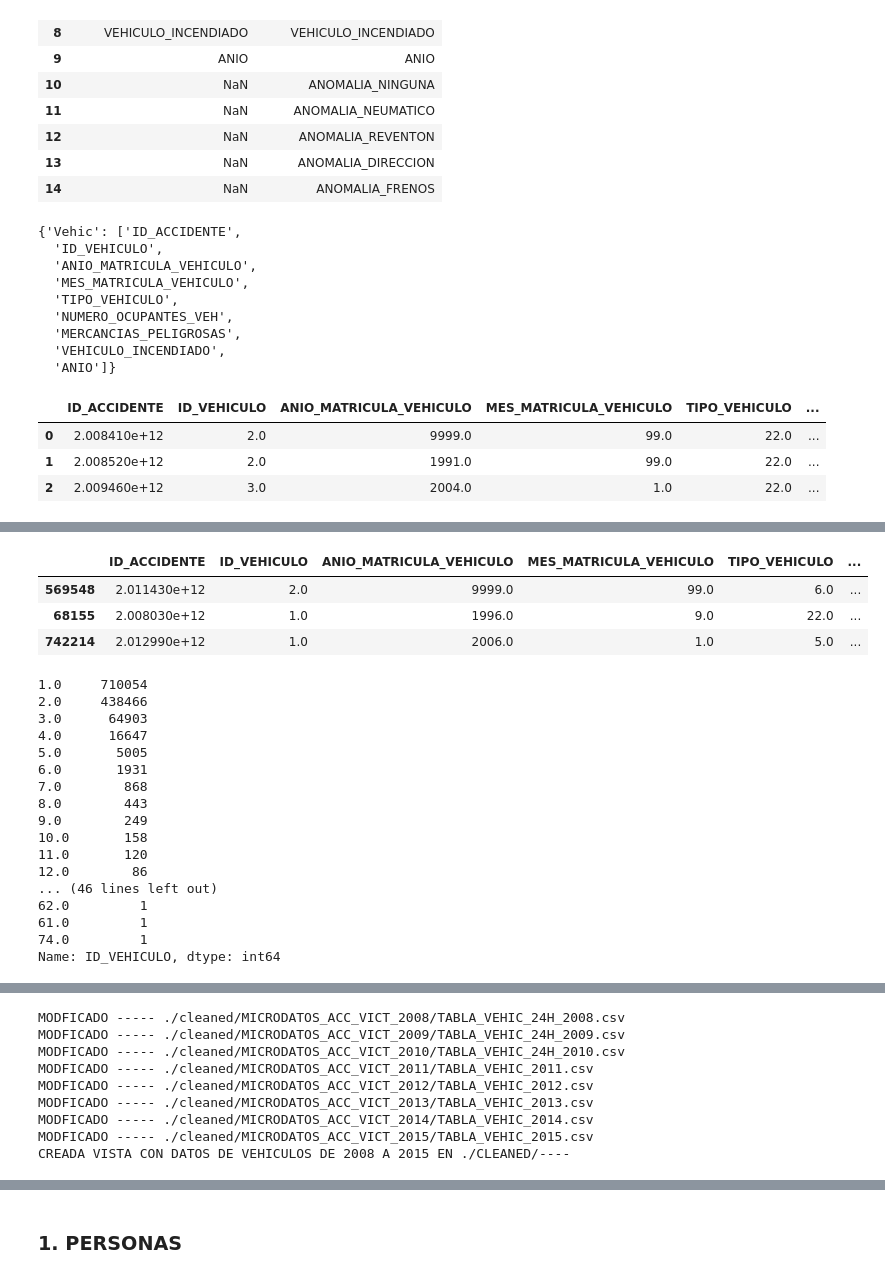
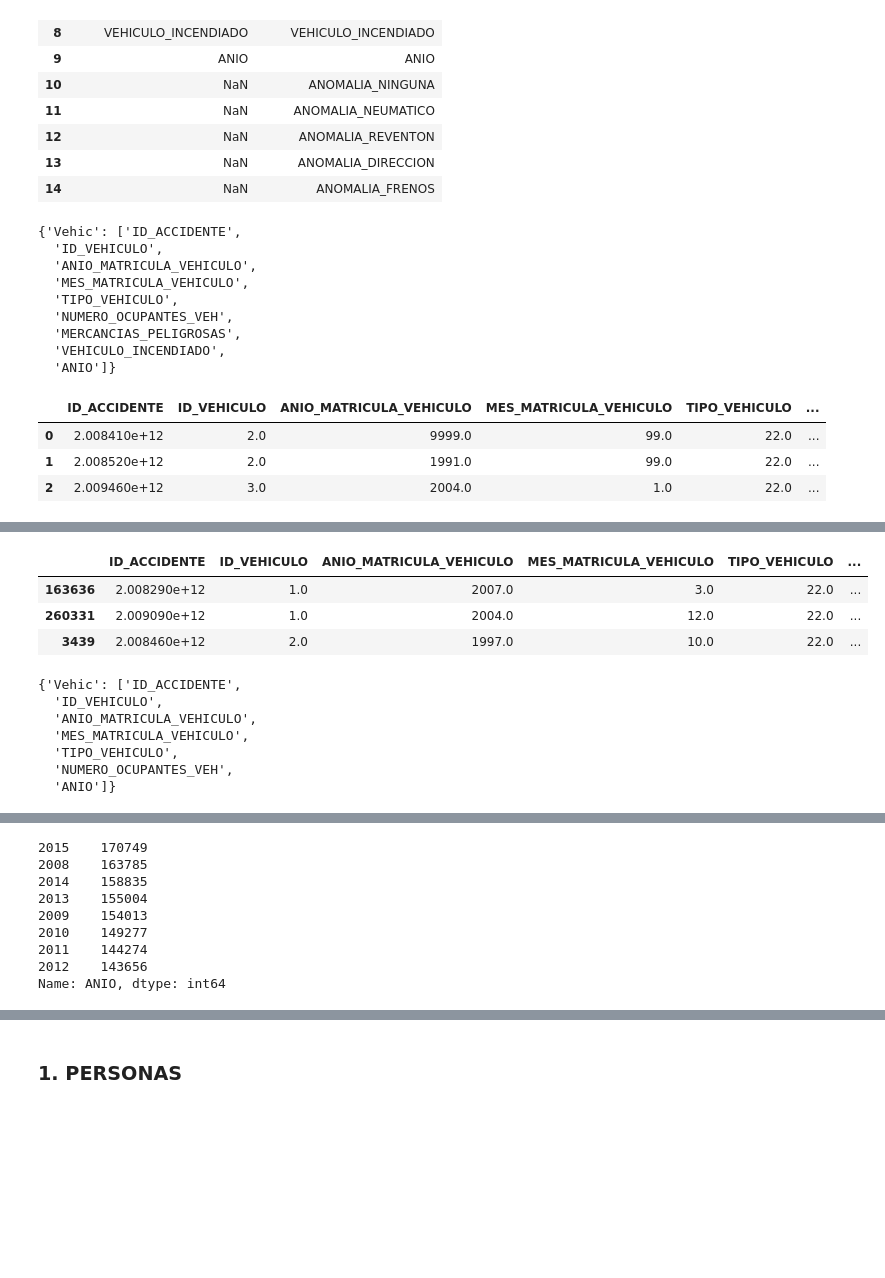
Before and after one commit to Rafaelmdcd/TFM_Kschool_Rafa_Martinez, a Jupyter notebook: TFM_DGT.ipynb, the cells around one changed output, grey strips where cells are left out. Saved outputs shown, nothing was run; the diff lists cells and outputs as text; code cells hidden in the pictures; blank space fills up the shorter version.

```diff
--- a/TFM_DGT.ipynb
+++ b/TFM_DGT.ipynb
@@ -383,71 +399,75 @@ df_all_years.sample(3)
 #De las columnas del data frame final, que contiene todos los años,
 #examino los distintos valores de las columnas, para tratar de decidir
 #que campos conservare para el analisis.
-for col in df_all_years.columns:
-    #no saco los distinos valores para los id_accidente
-    if col !='ID_ACCIDENTE':
-        df_all_years[col].value_counts(dropna=False)
+
 
 #Una vez examindas los resultado anteriores, decido descartar los siguientes campos de la vista:
 df_all_years.drop(['MERCANCIAS_PELIGROSAS','VEHICULO_INCENDIADO'], axis=1, inplace=True)
 
 #Actualizo mi diccionario con las cabeceras que utilizare en el proceso de carga
-
-
+Header_Vehic=df_all_years.columns.tolist()
+dic_all_headers={'Vehic':Header_Vehic}
+dic_all_headers
 #------------------SOBREECRITURA DE LOS DATOS APLICANDO MODIFICACIONES--------------
 #Decido eliminor las siguientes columnas, por el alto numero de registro desconocidos y
 #porque considero que no me aportan valor:
 
 #MERCANCIAS_PELIGROSAS
 #VEHICULO_INCENDIADO
+
+#Vacio el df de la vista, que contendra todos los años
+df_all_years=pd.DataFrame(index=None, columns=dic_all_headers['Vehic'])
+
 for file in dic_all_files['Vehic']:
     df_vehic=pd.read_csv(file,delimiter=';',usecols=dic_all_headers['Vehic'],encoding="ISO-8859-1")
     #relleno los nulos con 999
     df_vehic.fillna(999,inplace=True)
-    df_vehic.drop(['MERCANCIAS_PELIGROSAS','VEHICULO_INCENDIADO'],axis=1,inplace=True)
+    for col in df_vehic.columns:
+        if df_vehic[col].dtype !='O':
+            df_vehic.ix[(df_vehic[col]==999), col]=df_vehic[col][df_vehic[col]!=999].median()
+
+
     df_vehic.to_csv(file,index=False,sep=";",encoding="ISO-8859-1")
+    df_all_years=pd.concat([df_all_years,df_vehic],ignore_index=True)
     print("MODFICADO ----- "+file)
 
-print("CREADA VISTA CON DATOS DE VEHICULOS DE 2008 A 2015 EN ./CLEANED/----")
+#Convierto tambien los numericos de la vista tipo float a enteros
+#Compruebo que me ha sustituido correctamente los 999 por la mediana.
+for col in df_all_years.columns:
+        if df_all_years[col].dtype !='O':
+            df_all_years[col]=df_all_years[col].astype(int)
+            df_all_years[col].value_counts(dropna=False)
+
+
 df_all_years.to_csv("./cleaned/view_vehic_08_15.csv",index=False,sep=";",encoding="ISO-8859-1")
-
+print("CREADA VISTA CON DATOS DE ACCIDENTES Y VISTIMAS DE 2008 A 2015")
 ########   FIN DEL PROCESAMIENTO DE LOS DATASET DE VEHICULOS #########
 # %% [output]
 {'Vehic': ['ID_ACCIDENTE',
   'ID_VEHICULO',
   'ANIO_MATRICULA_VEHICULO',
   'MES_MATRICULA_VEHICULO',
   'TIPO_VEHICULO',
   'NUMERO_OCUPANTES_VEH',
   'MERCANCIAS_PELIGROSAS',
   'VEHICULO_INCENDIADO',
   'ANIO']}
 |  | ID_ACCIDENTE | ID_VEHICULO | ANIO_MATRICULA_VEHICULO | MES_MATRICULA_VEHICULO | TIPO_VEHICULO | ... |
 | 0 | 2.008410e+12 | 2.0 | 9999.0 | 99.0 | 22.0 | ... |
 | 1 | 2.008520e+12 | 2.0 | 1991.0 | 99.0 | 22.0 | ... |
 | 2 | 2.009460e+12 | 3.0 | 2004.0 | 1.0 | 22.0 | ... |
 |  | ID_ACCIDENTE | ID_VEHICULO | ANIO_MATRICULA_VEHICULO | MES_MATRICULA_VEHICULO | TIPO_VEHICULO | ... |
 | 1239590 | 2.016990e+12 | 1.0 | 2011.0 | 1.0 | 6.0 | ... |
 | 1239591 | 2.016990e+12 | 1.0 | 9999.0 | 99.0 | 6.0 | ... |
 | 1239592 | 2.016990e+12 | 2.0 | 2011.0 | 1.0 | 6.0 | ... |
 |  | ID_ACCIDENTE | ID_VEHICULO | ANIO_MATRICULA_VEHICULO | MES_MATRICULA_VEHICULO | TIPO_VEHICULO | ... |
-| 569548 | 2.011430e+12 | 2.0 | 9999.0 | 99.0 | 6.0 | ... |
-| 68155 | 2.008030e+12 | 1.0 | 1996.0 | 9.0 | 22.0 | ... |
-| 742214 | 2.012990e+12 | 1.0 | 2006.0 | 1.0 | 5.0 | ... |
+| 163636 | 2.008290e+12 | 1.0 | 2007.0 | 3.0 | 22.0 | ... |
+| 260331 | 2.009090e+12 | 1.0 | 2004.0 | 12.0 | 22.0 | ... |
+| 3439 | 2.008460e+12 | 2.0 | 1997.0 | 10.0 | 22.0 | ... |
-1.0     710054
-2.0     438466
-3.0      64903
-4.0      16647
-5.0       5005
-6.0       1931
-7.0        868
-8.0        443
-9.0        249
-10.0       158
-11.0       120
-12.0        86
-... (46 lines left out)
-62.0         1
-61.0         1
-74.0         1
-Name: ID_VEHICULO, dtype: int64
+{'Vehic': ['ID_ACCIDENTE',
+  'ID_VEHICULO',
+  'ANIO_MATRICULA_VEHICULO',
+  'MES_MATRICULA_VEHICULO',
+  'TIPO_VEHICULO',
+  'NUMERO_OCUPANTES_VEH',
+  'ANIO']}
@@ -542,9 +581,9 @@ Name: ANIO, dtype: int64
-MODFICADO ----- ./cleaned/MICRODATOS_ACC_VICT_2008/TABLA_VEHIC_24H_2008.csv
-MODFICADO ----- ./cleaned/MICRODATOS_ACC_VICT_2009/TABLA_VEHIC_24H_2009.csv
-MODFICADO ----- ./cleaned/MICRODATOS_ACC_VICT_2010/TABLA_VEHIC_24H_2010.csv
-MODFICADO ----- ./cleaned/MICRODATOS_ACC_VICT_2011/TABLA_VEHIC_2011.csv
-MODFICADO ----- ./cleaned/MICRODATOS_ACC_VICT_2012/TABLA_VEHIC_2012.csv
-MODFICADO ----- ./cleaned/MICRODATOS_ACC_VICT_2013/TABLA_VEHIC_2013.csv
-MODFICADO ----- ./cleaned/MICRODATOS_ACC_VICT_2014/TABLA_VEHIC_2014.csv
-MODFICADO ----- ./cleaned/MICRODATOS_ACC_VICT_2015/TABLA_VEHIC_2015.csv
-CREADA VISTA CON DATOS DE VEHICULOS DE 2008 A 2015 EN ./CLEANED/----
+2015    170749
+2008    163785
+2014    158835
+2013    155004
+2009    154013
+2010    149277
+2011    144274
+2012    143656
+Name: ANIO, dtype: int64
```
Also changed, not shown: parts of 26 cells of this notebook.
